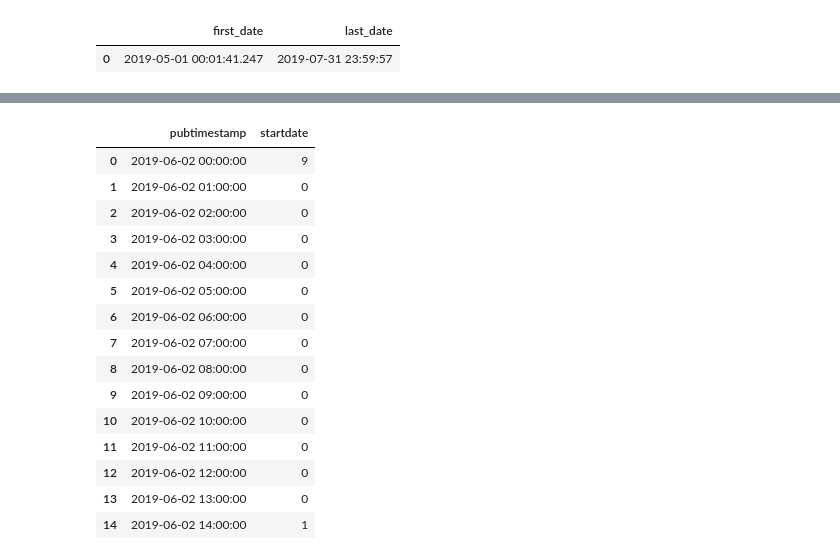
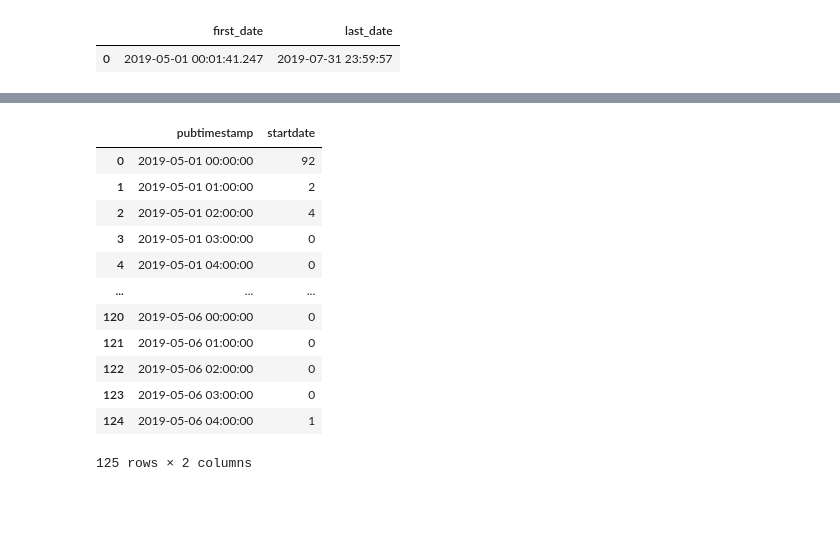
Before and after one commit to NSS-Data-Analytics-Cohort-11/scooters-hawaiian, a Jupyter notebook: notebook/Scooters-Hawaiian.ipynb, the cells around one changed output, grey strips where cells are left out. Saved outputs shown, nothing was run; the diff lists cells and outputs as text; code cells hidden in the pictures; blank space fills up the shorter version.

```diff
--- a/notebook/Scooters-Hawaiian.ipynb
+++ b/notebook/Scooters-Hawaiian.ipynb
@@ -23,8 +23,8 @@ with engine.connect() as connection:
     result = connection.execute(text(query))
 # %%
 with engine.connect() as connection:
-    scooter_table = pd.read_sql(text(query), con = connection)
+    scooters_table = pd.read_sql(text(query), con = connection)
 
-scooter_table.head()
+scooters_table.head(10)
 # %% [output]
 |  | pubdatetime | latitude | longitude | sumdid | sumdtype | chargelevel | sumdgroup | costpermin | companyname |
@@ -134,7 +139,7 @@ Name: count, dtype: int64
 # %%
 trips_grouped = (trips_table
                      .assign(weekday = trips_table['pubtimestamp'].dt.day_name())
-#                      .query('weekday != "Saturday" and weekday != "Sunday"')   # remove the weekends
+                      .query('weekday != "Saturday" and weekday != "Sunday"')   # remove the weekends
                      .groupby(pd.Grouper(key = 'pubtimestamp',
                                          freq = '1h',
                                          origin = 'epoch'
@@ -144,21 +149,18 @@ trips_grouped = (trips_table
  .reset_index()
 )
 # %%
-trips_grouped.head(50)
+trips_grouped
 # %% [output]
 |  | pubtimestamp | startdate |
-| 0 | 2019-06-02 00:00:00 | 9 |
-| 1 | 2019-06-02 01:00:00 | 0 |
-| 2 | 2019-06-02 02:00:00 | 0 |
-| 3 | 2019-06-02 03:00:00 | 0 |
-| 4 | 2019-06-02 04:00:00 | 0 |
-| 5 | 2019-06-02 05:00:00 | 0 |
-| 6 | 2019-06-02 06:00:00 | 0 |
-| 7 | 2019-06-02 07:00:00 | 0 |
-| 8 | 2019-06-02 08:00:00 | 0 |
-| 9 | 2019-06-02 09:00:00 | 0 |
-| 10 | 2019-06-02 10:00:00 | 0 |
-| 11 | 2019-06-02 11:00:00 | 0 |
-| 12 | 2019-06-02 12:00:00 | 0 |
-| 13 | 2019-06-02 13:00:00 | 0 |
-| 14 | 2019-06-02 14:00:00 | 1 |
+| 0 | 2019-05-01 00:00:00 | 92 |
+| 1 | 2019-05-01 01:00:00 | 2 |
+| 2 | 2019-05-01 02:00:00 | 4 |
+| 3 | 2019-05-01 03:00:00 | 0 |
+| 4 | 2019-05-01 04:00:00 | 0 |
+| ... | ... | ... |
+| 120 | 2019-05-06 00:00:00 | 0 |
+| 121 | 2019-05-06 01:00:00 | 0 |
+| 122 | 2019-05-06 02:00:00 | 0 |
+| 123 | 2019-05-06 03:00:00 | 0 |
+| 124 | 2019-05-06 04:00:00 | 1 |
+125 rows × 2 columns
```
Also changed, not shown: parts of 16 cells of this notebook, 4 other files.
